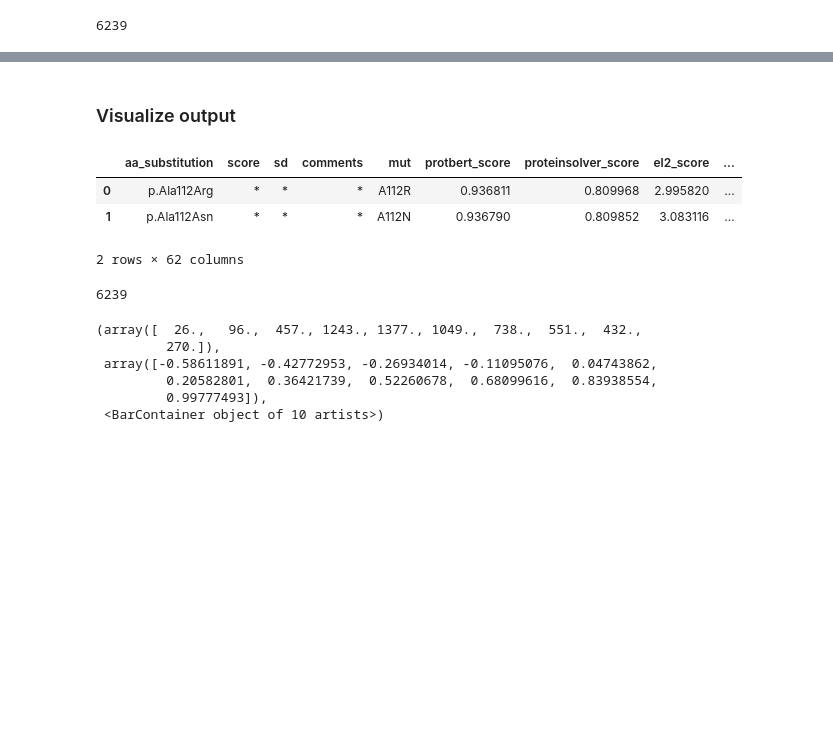
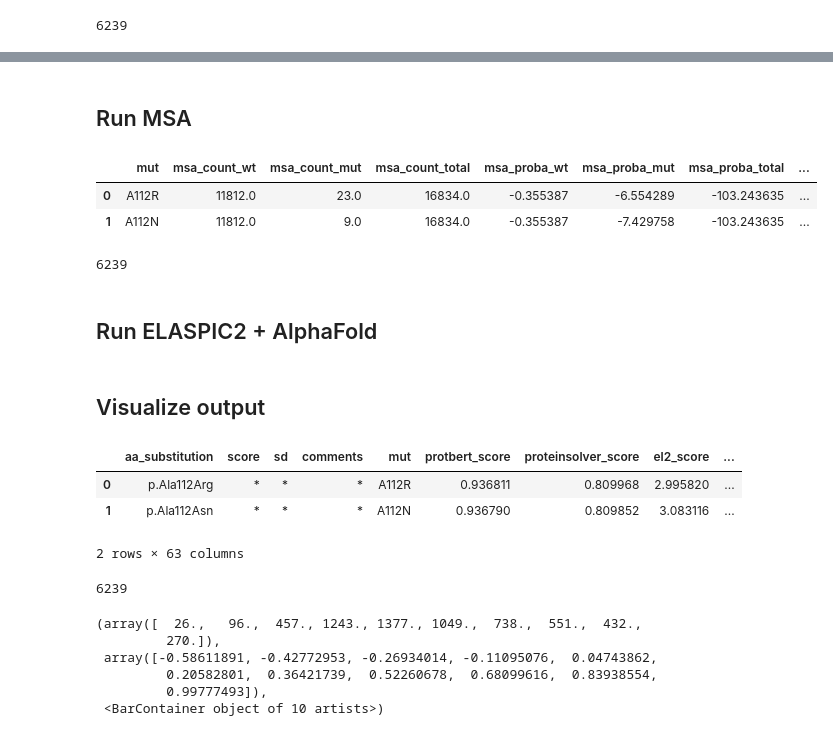
Before and after one commit to elaspic/cagi6-submission, a Jupyter notebook: notebooks/40_cagi6_hmbs_submission.ipynb, the cells around one changed output, grey strips where cells are left out. Saved outputs shown, nothing was run; the diff lists cells and outputs as text; code cells hidden in the pictures; blank space fills up the shorter version.

```diff
--- a/notebooks/40_cagi6_hmbs_submission.ipynb
+++ b/notebooks/40_cagi6_hmbs_submission.ipynb
@@ -137,9 +145,7 @@ result_df = result_template_df.copy()
 result_df["mut"] = [
     format_mutation(mut)
     for mut in (
-        result_df["aa_substitution"]
-        .str.findall("p.([a-zA-Z]+)([1-9]+[0-9]*)([a-zA-Z=]+)")
-        .str[0]
+        result_df["aa_substitution"].str.findall("p.([a-zA-Z]+)([1-9]+[0-9]*)([a-zA-Z=]+)").str[0]
     )
 ]
 result_df = result_df[
@@ -201,0 +236,46 @@ print(len(results_rosetta_df))
+# %% [markdown]
+## Run MSA
+# %%
+msa_results_file = NOTEBOOK_DIR.joinpath("msa-results.parquet")
+
+if msa_results_file.is_file():
+    msa_results_df = pq.read_table(msa_results_file).to_pandas()
+else:
+    from elaspic2.plugins.msa import analyze_msa
+
+    msa_sequences = analyze_msa.alignment_to_sequences(alignment)
+    assert sequence == msa_sequences[0]
+    assert all([len(sequence) == len(seq) for seq in msa_sequences])
+
+    msa_counts_mat = analyze_msa.sequences_to_counts(msa_sequences)
+    msa_probas_mat = analyze_msa.counts_to_probas(msa_counts_mat)
+    msa_length = len(msa_sequences)
+    msa_proba_mean = np.mean(
+        [msa_probas_mat[i, analyze_msa.AMINO_ACIDS.index(aa)] for i, aa in enumerate(sequence)]
+    )
+    msa_conservation_df = analyze_msa.run_convervation_script(msa_sequences)
+
+    msa_results = []
+    for mutation in result_df["mut"]:
+        msa_result = analyze_msa.featurize_mutation(
+            mutation,
+            sequence=sequence,
+            msa_counts_mat=msa_counts_mat,
+            msa_probas_mat=msa_probas_mat,
+            msa_conservation_df=msa_conservation_df,
+            msa_length=msa_length,
+            msa_proba_mean=msa_proba_mean,
+        )
+        msa_results.append(msa_result)
+    msa_results_df = pd.DataFrame(msa_results)
+    pq.write_table(pa.Table.from_pandas(msa_results_df, preserve_index=False), msa_results_file)
+# %%
+display(msa_results_df.head(2))
+print(len(msa_results_df))
+# %% [output]
+|  | mut | msa_count_wt | msa_count_mut | msa_count_total | msa_proba_wt | msa_proba_mut | msa_proba_total | ... |
+| 0 | A112R | 11812.0 | 23.0 | 16834.0 | -0.355387 | -6.554289 | -103.243635 | ... |
+| 1 | A112N | 11812.0 | 9.0 | 16834.0 | -0.355387 | -7.429758 | -103.243635 | ... |
+6239
+# %% [markdown]
+## Run ELASPIC2 + AlphaFold
@@ -202,2 +348,2 @@ print(len(results_rosetta_df))
 # %% [markdown]
-### Visualize output
+## Visualize output
@@ -210,10 +367,10 @@ assert len(result_df) == len(results_el2) == len(results_rosetta_df)
 # %%
-display(result_df.head(2))
-print(len(result_df))
+display(final_result_df.head(2))
+print(len(final_result_df))
 # %% [output]
 |  | aa_substitution | score | sd | comments | mut | protbert_score | proteinsolver_score | el2_score | ... |
 | 0 | p.Ala112Arg | * | * | * | A112R | 0.936811 | 0.809968 | 2.995820 | ... |
 | 1 | p.Ala112Asn | * | * | * | A112N | 0.936790 | 0.809852 | 3.083116 | ... |
-2 rows × 62 columns
+2 rows × 63 columns
 6239
 # %%
```
Also changed, not shown: parts of 24 cells of this notebook, 11 other files.
